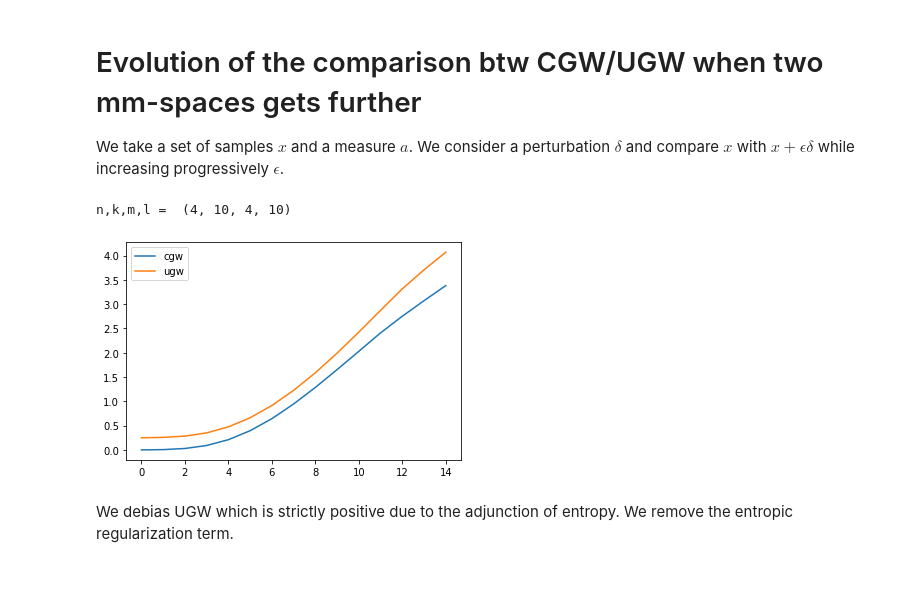
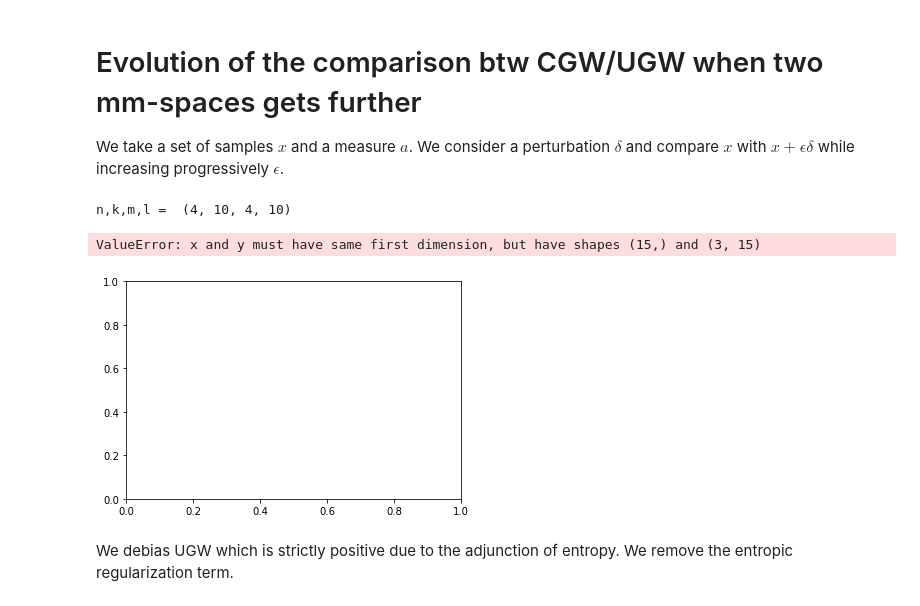
Before and after one commit to thibsej/unbalanced_gromov_wasserstein, a Jupyter notebook: conic/Conic-GW.ipynb, the cells around one changed output. Cells and saved outputs as stored; diff of their text form; code cells hidden in the pictures; blank space fills up the shorter version.

Commit message:
Detailed notebook with conic benches

```diff
--- a/conic/Conic-GW.ipynb
+++ b/conic/Conic-GW.ipynb
@@ -197,7 +197,7 @@ import itertools
 # %% [markdown]
 We initialize the UGW solver. We consider a low level of entropy to approximate the unregularized problem.
 # %%
-epsilon, tau = 0.01, 1.
+epsilon, tau = 0.001, 1.
 # solv = VanillaSinkhornSolver(nits_plan=1, nits_sinkhorn=300, gradient=False, tol_plan=1e-5, tol_sinkhorn=1e-5,
 #                              eps=epsilon, rho=float(tau))
 solv = BatchStableSinkhornSolver(nits_plan=100, nits_sinkhorn=1000, gradient=False, tol_plan=1e-5, tol_sinkhorn=1e-5,
@@ -218,9 +218,7 @@ def Solve_UGW(DX,DY,a,b,init,verbose=True):
     # For stable solver
     pi = solv.ugw_sinkhorn(a1[None,:], DX1[None,:,:], b1[None,:], DY1[None,:,:], init=pi0[None,:,:])
     cost = solv.ugw_cost(pi, pi, a1[None,:], DX1[None,:,:], b1[None,:], DY1[None,:,:])
-#     print(cost)
-#     cost = cost - eps * solv.quad_kl_div(pi, pi, a1[None,:, None] * b1[None, None, :])
-    return cost.item()
+    return cost.item() - solv.eps * solv.quad_kl_div(pi, pi, a1[None,:, None] * b1[None, None, :]).item()
 # %%
 law = torch.distributions.exponential.Exponential(torch.tensor([1.0]))
 UGWcost = np.zeros(nruns)
@@ -376,66 +374,69 @@ print("n,k,m,l = ", (n,k,m,l))
 
 # generate random points and metrics
 d = 2
 a = (np.random.exponential(scale=1.0, size=n))
 b = a
 x = np.random.rand(d,n)
 delta = np.random.normal(size=(d,n))
 
 # Number of random runs
 niter = 7
 nruns = 20
 nsteps = 15
 eps = np.linspace(0,1,num=nsteps)
-val_cgw, val_ugw = np.zeros(nsteps), np.zeros(nsteps)
+tau = [0.1, 1.0, 10.]
+val_cgw, val_ugw = np.zeros((len(tau), nsteps)), np.zeros((len(tau), nsteps))
+for j in range(len(tau)):
+    for i in range(nsteps):
+        DX = distmat(x,x)
+        DY = distmat(x + eps[i] * delta, x + eps[i] * delta)
 
-for i in range(nsteps):
-    DX = distmat(x,x)
-    DY = distmat(x + eps[i] * delta, x + eps[i] * delta)
+        # conic kernel
+        rmax = np.sqrt(np.max(np.concatenate((a,b))))
+        R = np.linspace(0,rmax,k)
+        S = np.linspace(0,rmax,l)
+        K = CGW_Kernel(DX,DY,R,S, tau=tau[j])
+        solv.set_rho(tau[j])
 
-    # conic kernel
-    rmax = np.sqrt(np.max(np.concatenate((a,b))))
-    R = np.linspace(0,rmax,k)
-    S = np.linspace(0,rmax,l)
-    K = CGW_Kernel(DX,DY,R,S)
+        # run CGW
+        cgw, ugw = np.zeros(2 * nruns + 1), np.zeros(2 * nruns + 1)
+        for it in range(nruns):
+            init = np.random.exponential(scale=1.0, size=(n,k,m,l))
+            init = init / np.sum(init.flatten())
+            cgw[it], _ = Solve_CGW(K,R, S, n,k,m,l, init, niter, verbose=False)
 
-    # run CGW
-    cgw, ugw = np.zeros(2 * nruns + 1), np.zeros(2 * nruns + 1)
-    for it in range(nruns):
-        init = np.random.exponential(scale=1.0, size=(n,k,m,l))
-        init = init / np.sum(init.flatten())
-        cgw[it], _ = Solve_CGW(K,R, S, n,k,m,l, init, niter, verbose=False)
+            law = torch.distributions.exponential.Exponential(torch.tensor([1.0]))
+            pi0 = law.sample((n,m)).reshape((n,m))
+            pi0 = pi0/torch.sum(pi0)
+            ugw[it] = Solve_UGW(DX,DY,a,b, pi0,verbose=False)
 
-        law = torch.distributions.exponential.Exponential(torch.tensor([1.0]))
-        pi0 = law.sample((n,m)).reshape((n,m))
-        pi0 = pi0/torch.sum(pi0)
-        ugw[it] = Solve_UGW(DX,DY,a,b, pi0,verbose=False)
+        for it in range(nruns):
+            init = np.eye(n)[np.random.permutation(n),:]
+            pi0 = torch.from_numpy(init).float()
+            init = np.tile(init[:,None,:,None], (1,k,1,l))
+            cgw[nruns + it], _ = Solve_CGW(K,R, S, n,k,m,l, init, niter, verbose=False)
 
-    for it in range(nruns):
-        init = np.eye(n)[np.random.permutation(n),:]
+            ugw[nruns + it] = Solve_UGW(DX,DY,a,b, pi0,verbose=False)
+
+        init = np.eye(n)
         pi0 = torch.from_numpy(init).float()
         init = np.tile(init[:,None,:,None], (1,k,1,l))
-        cgw[nruns + it], _ = Solve_CGW(K,R, S, n,k,m,l, init, niter, verbose=False)
+        cgw[-1], _ = Solve_CGW(K,R, S, n,k,m,l, init, niter, verbose=False)
 
-        ugw[nruns + it] = Solve_UGW(DX,DY,a,b, pi0,verbose=False)
+        ugw[-1] = Solve_UGW(DX,DY,a,b, pi0,verbose=False)
 
-    init = np.eye(n)
-    pi0 = torch.from_numpy(init).float()
-    init = np.tile(init[:,None,:,None], (1,k,1,l))
-    cgw[-1], _ = Solve_CGW(K,R, S, n,k,m,l, init, niter, verbose=False)
-
-    ugw[-1] = Solve_UGW(DX,DY,a,b, pi0,verbose=False)
-
-    val_cgw[i] = np.min(cgw)
-    val_ugw[i] = np.min(ugw)
+        val_cgw[j, i] = np.min(cgw)
+        val_ugw[j, i] = np.min(ugw)
 
 # Plot results
 plt.plot(eps, val_cgw, label='cgw')
 plt.plot(eps, val_ugw, label='ugw')
 plt.legend()
 plt.show()
 # %% [output]
 n,k,m,l =  (4, 10, 4, 10)
+ValueError: x and y must have same first dimension, but have shapes (15,) and (3, 15)
-[figure, old version]
+[figure, new version]
 # %% [markdown]
 We debias UGW which is strictly positive due to the adjunction of entropy. We remove the entropic regularization term.
 # %%
```
Also changed, not shown: parts of 16 cells of this notebook.
